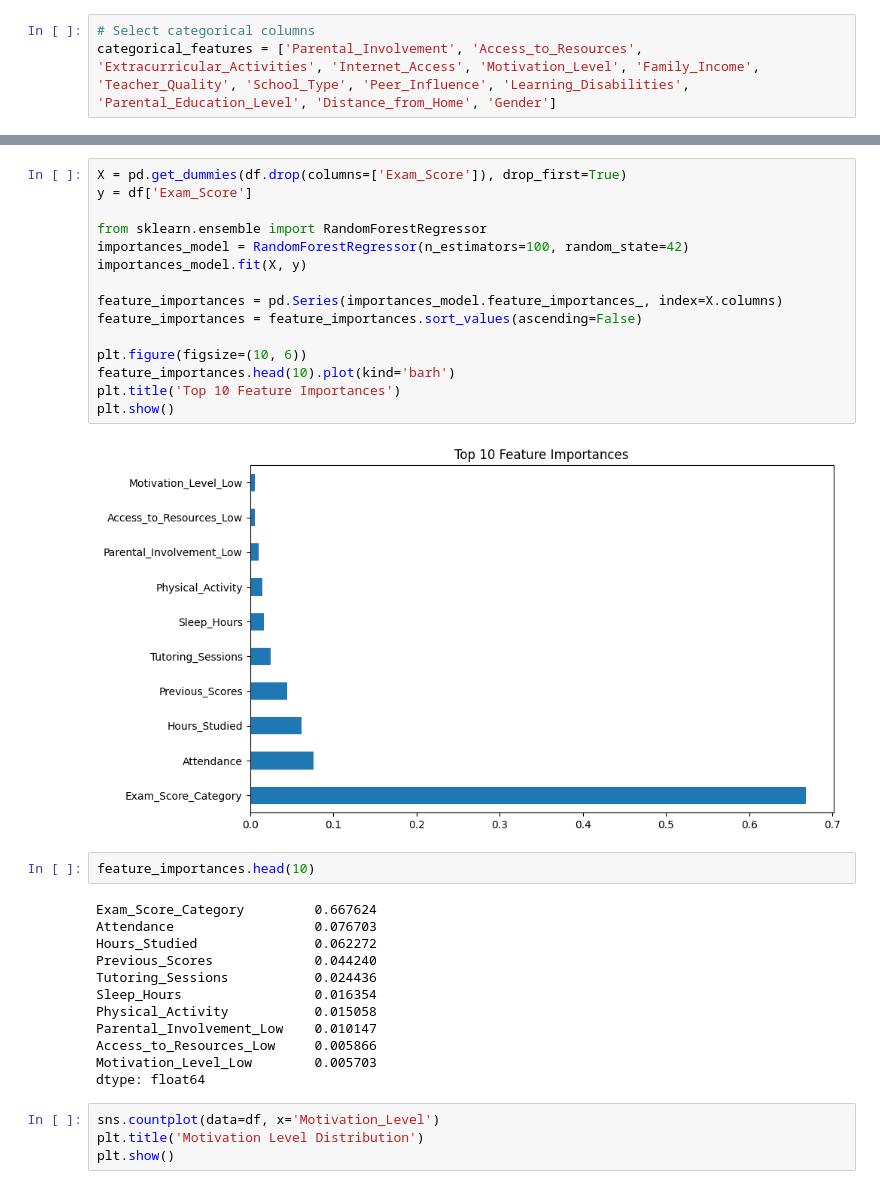
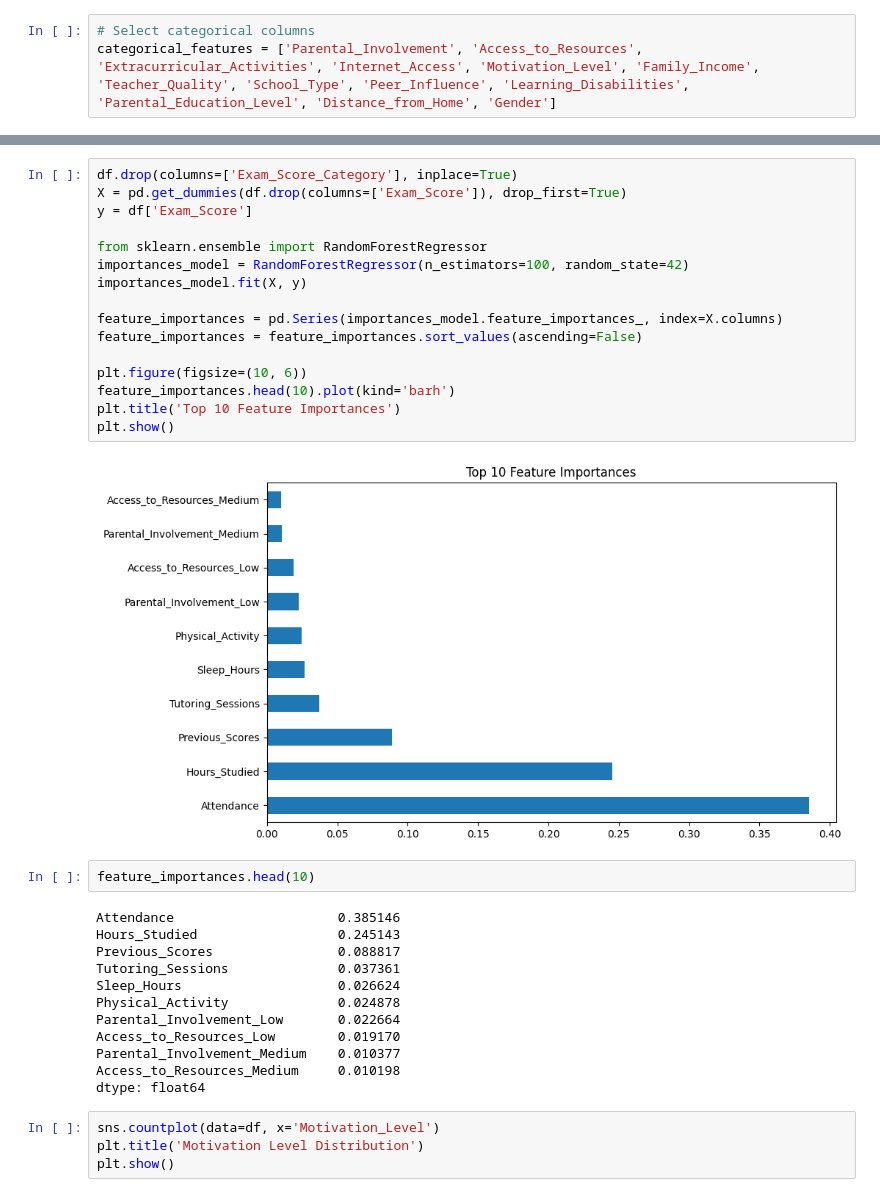
Before and after one commit to camrync23/256FinalProject, a Jupyter notebook: Assignment2.ipynb, the cells around one changed output, grey strips where cells are left out. Drawn from its saved outputs; the diff is of its cells as text.

Commit message:
Update Assignment2.ipynb
Correction of DF columns

```diff
--- a/Assignment2.ipynb
+++ b/Assignment2.ipynb
@@ -219,35 +219,36 @@ Chi-Square Test for Parental_Education_Level: Chi2 = 79.28345470315574, p-value
 Chi-Square Test for Distance_from_Home: Chi2 = 57.435052159864526, p-value = 1.0026504246511301e-11
 Chi-Square Test for Gender: Chi2 = 0.5960183025717533, p-value = 0.7422945467670902
 # %%
+df.drop(columns=['Exam_Score_Category'], inplace=True)
 X = pd.get_dummies(df.drop(columns=['Exam_Score']), drop_first=True)
 y = df['Exam_Score']
 
 from sklearn.ensemble import RandomForestRegressor
 importances_model = RandomForestRegressor(n_estimators=100, random_state=42)
 importances_model.fit(X, y)
 
 feature_importances = pd.Series(importances_model.feature_importances_, index=X.columns)
 feature_importances = feature_importances.sort_values(ascending=False)
 
 plt.figure(figsize=(10, 6))
 feature_importances.head(10).plot(kind='barh')
 plt.title('Top 10 Feature Importances')
 plt.show()
 # %% [output]
-[figure, old version]
+[figure, new version]
 # %%
 feature_importances.head(10)
 # %% [output]
-Exam_Score_Category         0.667624
-Attendance                  0.076703
-Hours_Studied               0.062272
-Previous_Scores             0.044240
-Tutoring_Sessions           0.024436
-Sleep_Hours                 0.016354
-Physical_Activity           0.015058
-Parental_Involvement_Low    0.010147
-Access_to_Resources_Low     0.005866
-Motivation_Level_Low        0.005703
+Attendance                     0.385146
+Hours_Studied                  0.245143
+Previous_Scores                0.088817
+Tutoring_Sessions              0.037361
+Sleep_Hours                    0.026624
+Physical_Activity              0.024878
+Parental_Involvement_Low       0.022664
+Access_to_Resources_Low        0.019170
+Parental_Involvement_Medium    0.010377
+Access_to_Resources_Medium     0.010198
 dtype: float64
 # %%
 sns.countplot(data=df, x='Motivation_Level')
```
Also changed, not shown: parts of 5 cells of this notebook.
